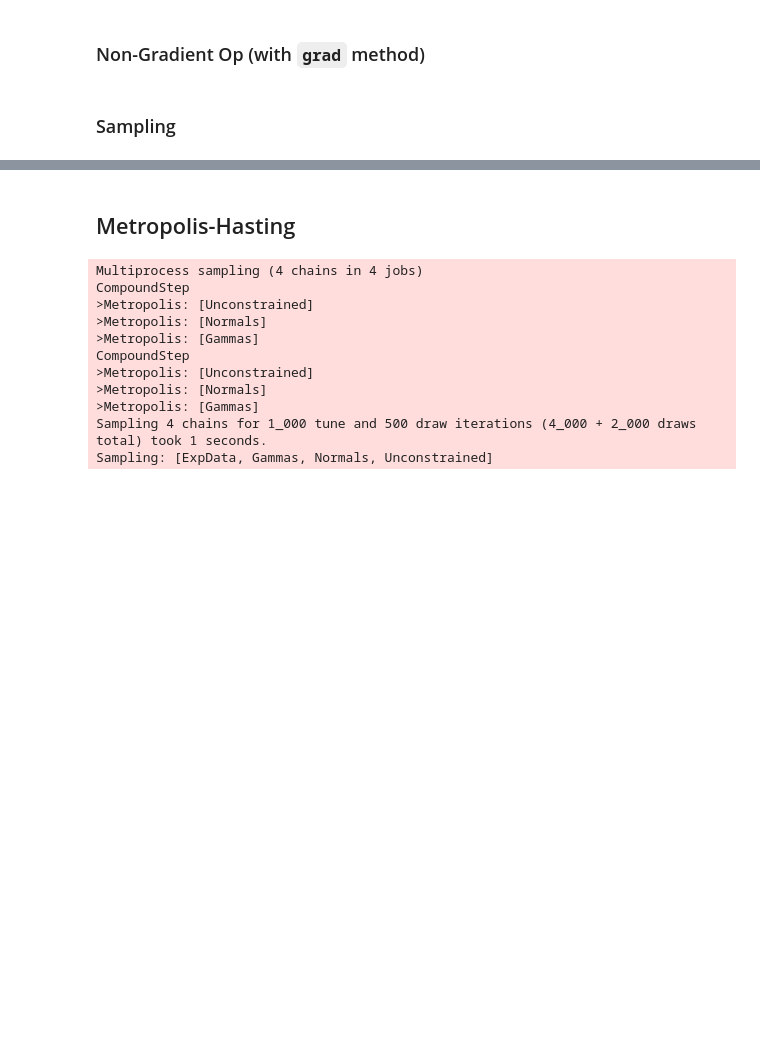
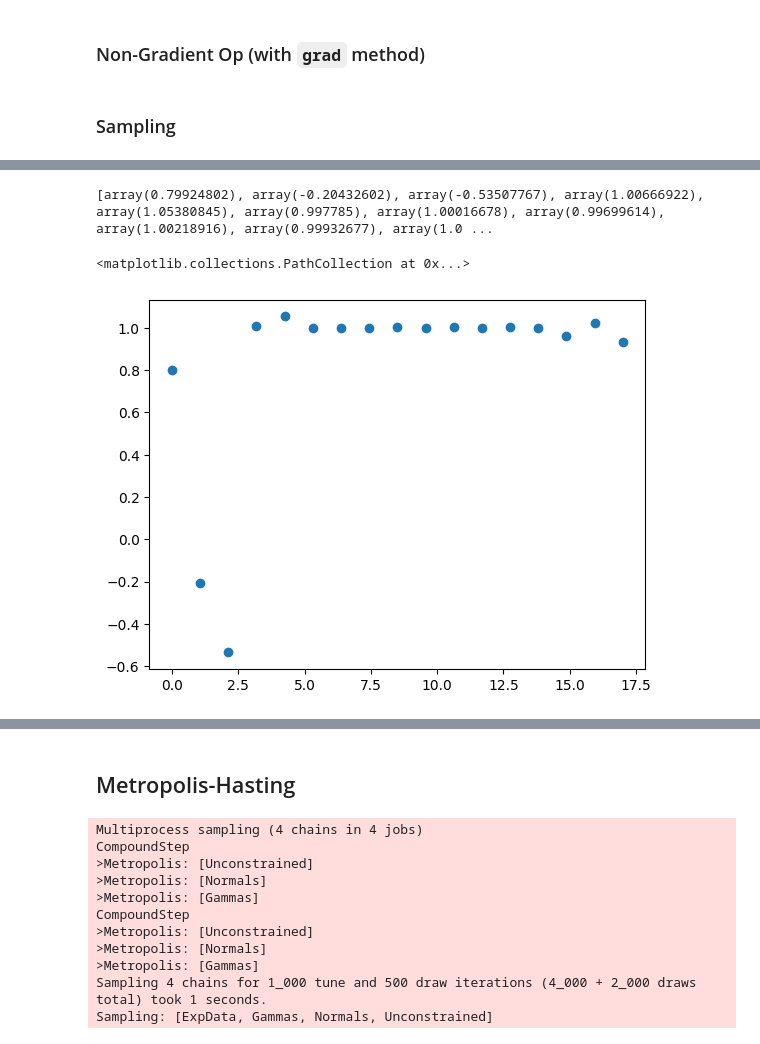
Before and after one commit to malin-horstmann/bayesian_pyhf, a Jupyter notebook: src/pyhf_pymc/sampling.ipynb, the cells around one changed output, grey strips where cells are left out. Drawn from its saved outputs; the diff is of its cells as text; code cells hidden in the pictures; blank space fills up the shorter version.

```diff
--- a/src/pyhf_pymc/sampling.ipynb
+++ b/src/pyhf_pymc/sampling.ipynb
@@ -224,3 +226,14 @@ expData_op = ExpDataOp()
+# %%
+build_pars = []
+pars = prepare_inference.priors2pymc(prepared_model)
+for i in range(17):
+    build_pars.append(pars[i].eval())
+print(build_pars)
+plt.scatter(np.linspace(0, 17, 17), build_pars)
+# %% [output]
+[array(0.79924802), array(-0.20432602), array(-0.53507767), array(1.00666922), array(1.05380845), array(0.997785), array(1.00016678), array(0.99699614), array(1.00218916), array(0.99932677), array(1.0 ...
+<matplotlib.collections.PathCollection at 0x...>
+[figure, added]
 # %%
 mu = []
 with pm.Model():
```
Also changed, not shown: parts of 5 cells of this notebook.
